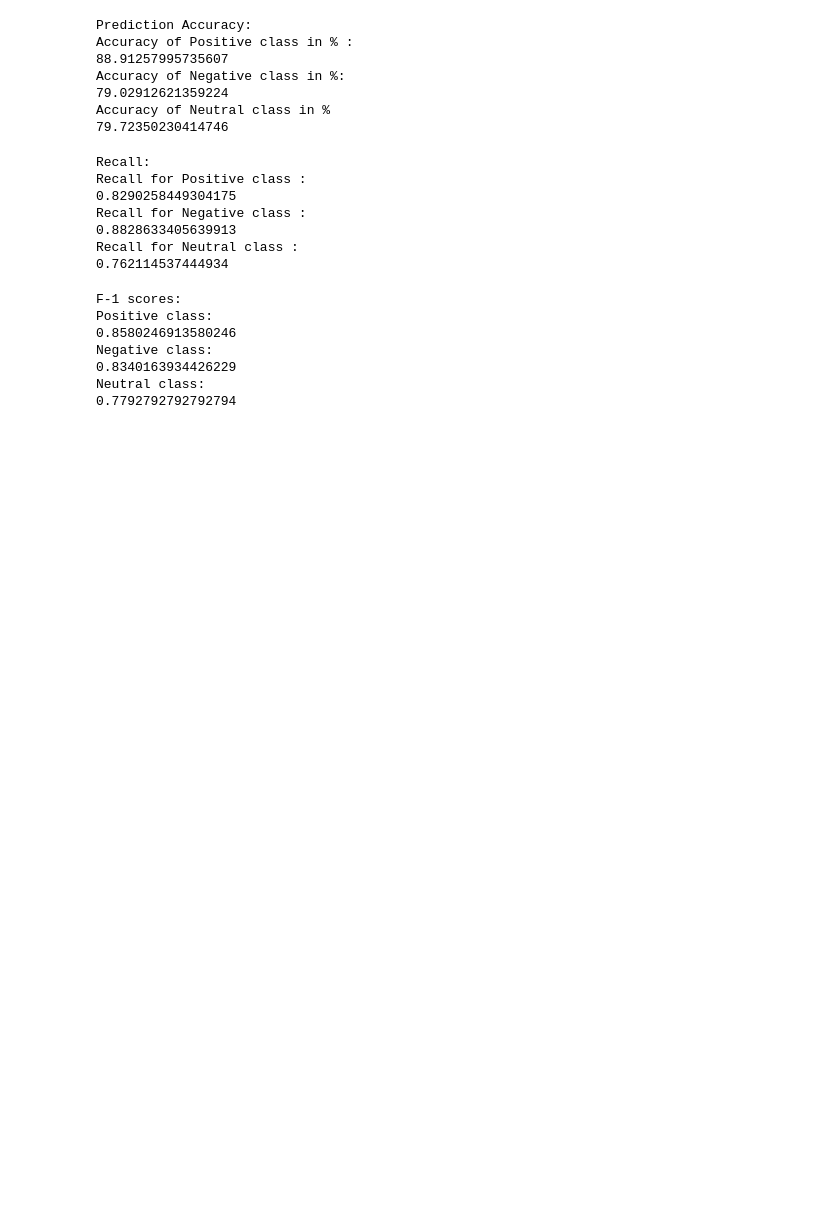
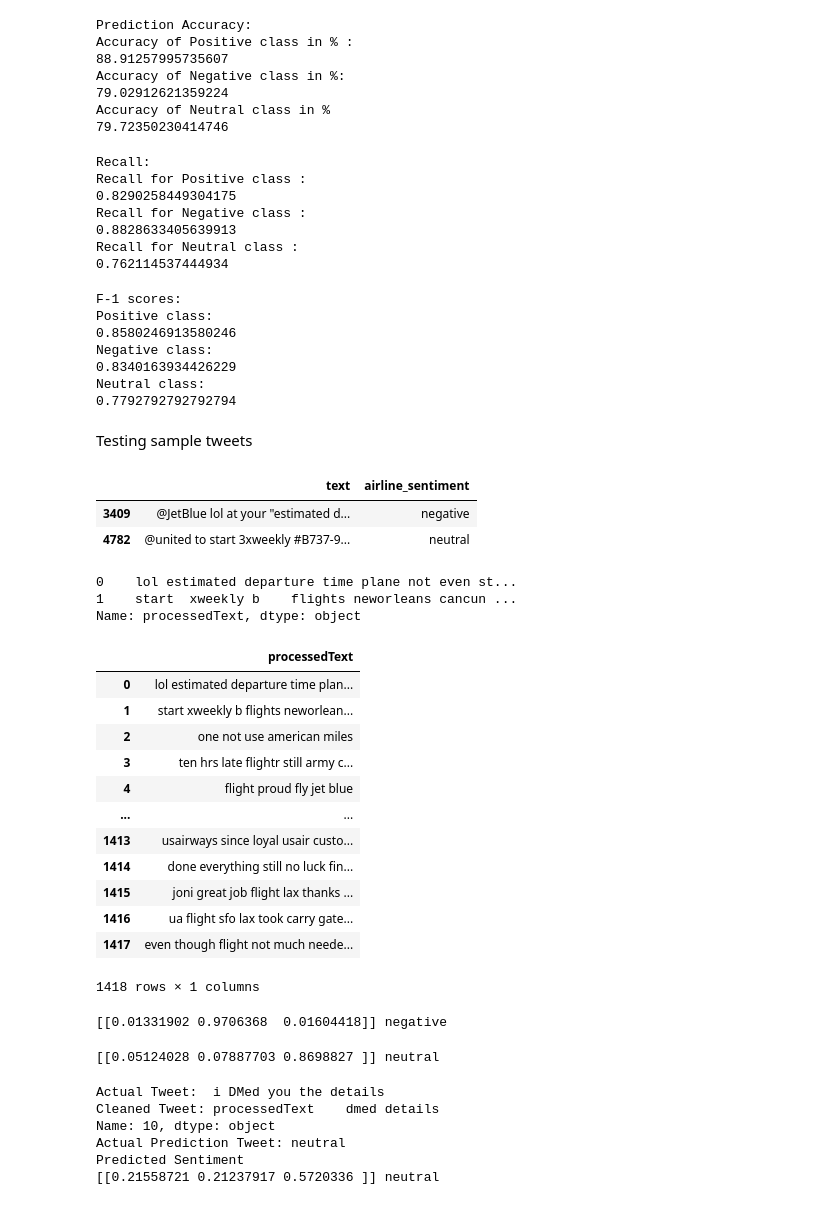
Before and after one commit to anjaliasha123/AirlineTweetClassification, a Jupyter notebook: src/BiLSTMCNNModel.ipynb, the cells around one changed output. Cells and saved outputs as stored; diff of their text form; code cells hidden in the pictures; blank space fills up the shorter version.

```diff
--- a/src/BiLSTMCNNModel.ipynb
+++ b/src/BiLSTMCNNModel.ipynb
@@ -538,3 +493,70 @@ Negative class:
 0.8340163934426229
 Neutral class:
 0.7792792792792794
+# %% [markdown]
+Testing sample tweets
+# %%
+X = dataCopy[int(len(dataCopy)*0.8):][['text','airline_sentiment']]
+X.head(2)
+# %% [output]
+|  | text | airline_sentiment |
+| 3409 | @JetBlue lol at your "estimated d... | negative |
+| 4782 | @united to start 3xweekly #B737-9... | neutral |
+# %%
+processed = pd.DataFrame()
+processed['processedText'] = preProcessTweets(X,'text')
+processed['processedText'].head(2)
+# %% [output]
+0    lol estimated departure time plane not even st...
+1    start  xweekly b    flights neworleans cancun ...
+Name: processedText, dtype: object
+# %%
+processed
+# %% [output]
+|  | processedText |
+| 0 | lol estimated departure time plan... |
+| 1 | start xweekly b flights neworlean... |
+| 2 | one not use american miles |
+| 3 | ten hrs late flightr still army c... |
+| 4 | flight proud fly jet blue |
+| ... | ... |
+| 1413 | usairways since loyal usair custo... |
+| 1414 | done everything still no luck fin... |
+| 1415 | joni great job flight lax thanks ... |
+| 1416 | ua flight sfo lax took carry gate... |
+| 1417 | even though flight not much neede... |
+1418 rows × 1 columns
+# %%
+labels = ['positive', 'negative','neutral']
+txt = processed.iloc[0].tolist()
+seq = tok.texts_to_sequences(txt)
+padded = pad_sequences(seq, maxlen=max_len)
+pred = model.predict(padded)
+print(pred, labels[np.argmax(pred)])
+# %% [output]
+[[0.01331902 0.9706368  0.01604418]] negative
+# %%
+txt = processed.iloc[1].tolist()
+seq = tok.texts_to_sequences(txt)
+padded = pad_sequences(seq, maxlen=max_len)
+pred = model.predict(padded)
+print(pred, labels[np.argmax(pred)])
+# %% [output]
+[[0.05124028 0.07887703 0.8698827 ]] neutral
+# %%
+print('Actual Tweet: {}'.format(X.text.iloc[10]))
+print('Cleaned Tweet: {}'.format(processed.iloc[10]))
+print('Actual Prediction Tweet: {}'.format(X.airline_sentiment.iloc[10]))
+txt = processed.iloc[10].tolist()
+seq = tok.texts_to_sequences(txt)
+padded = pad_sequences(seq, maxlen=max_len)
+pred = model.predict(padded)
+print('Predicted Sentiment')
+print(pred, labels[np.argmax(pred)])
+# %% [output]
+Actual Tweet:  i DMed you the details
+Cleaned Tweet: processedText    dmed details
+Name: 10, dtype: object
+Actual Prediction Tweet: neutral
+Predicted Sentiment
+[[0.21558721 0.21237917 0.5720336 ]] neutral
```
Also changed, not shown: parts of 9 cells of this notebook.
